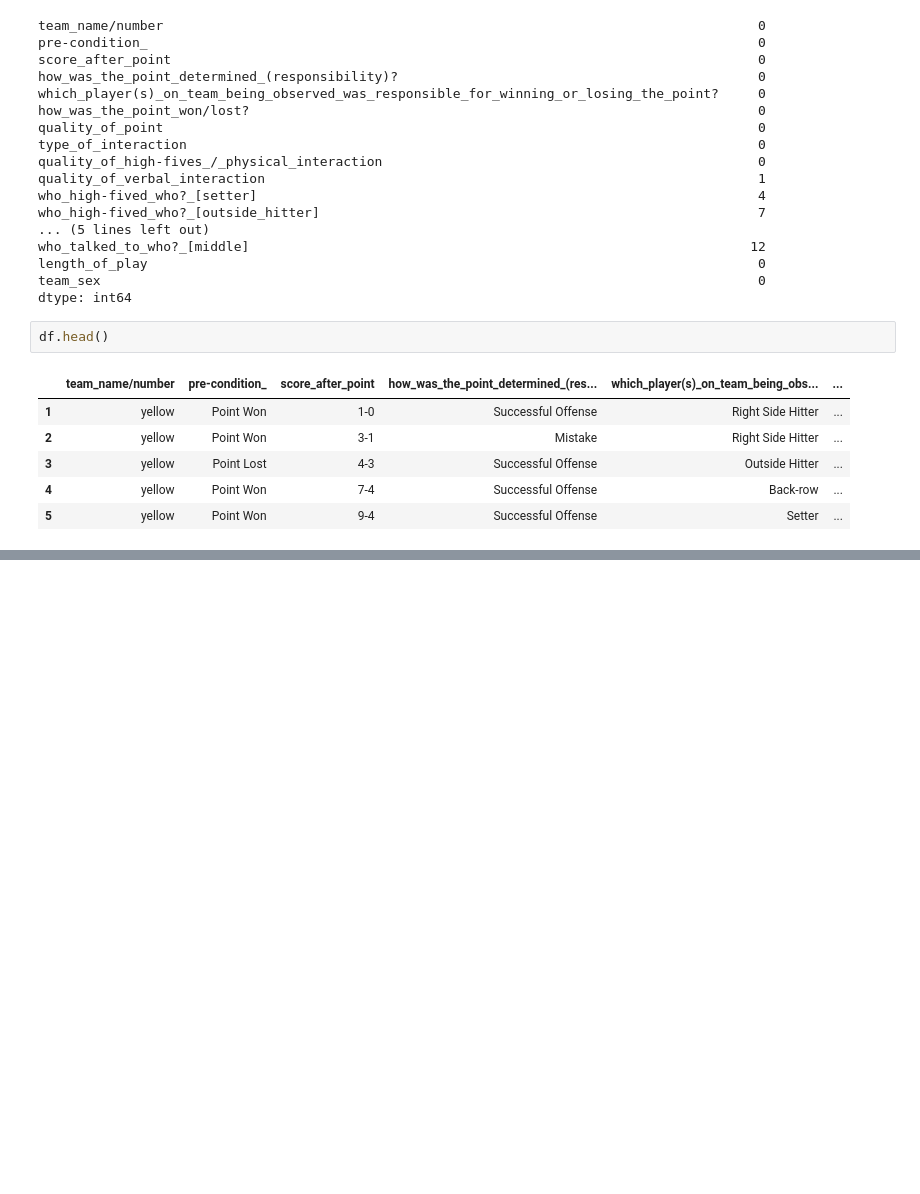
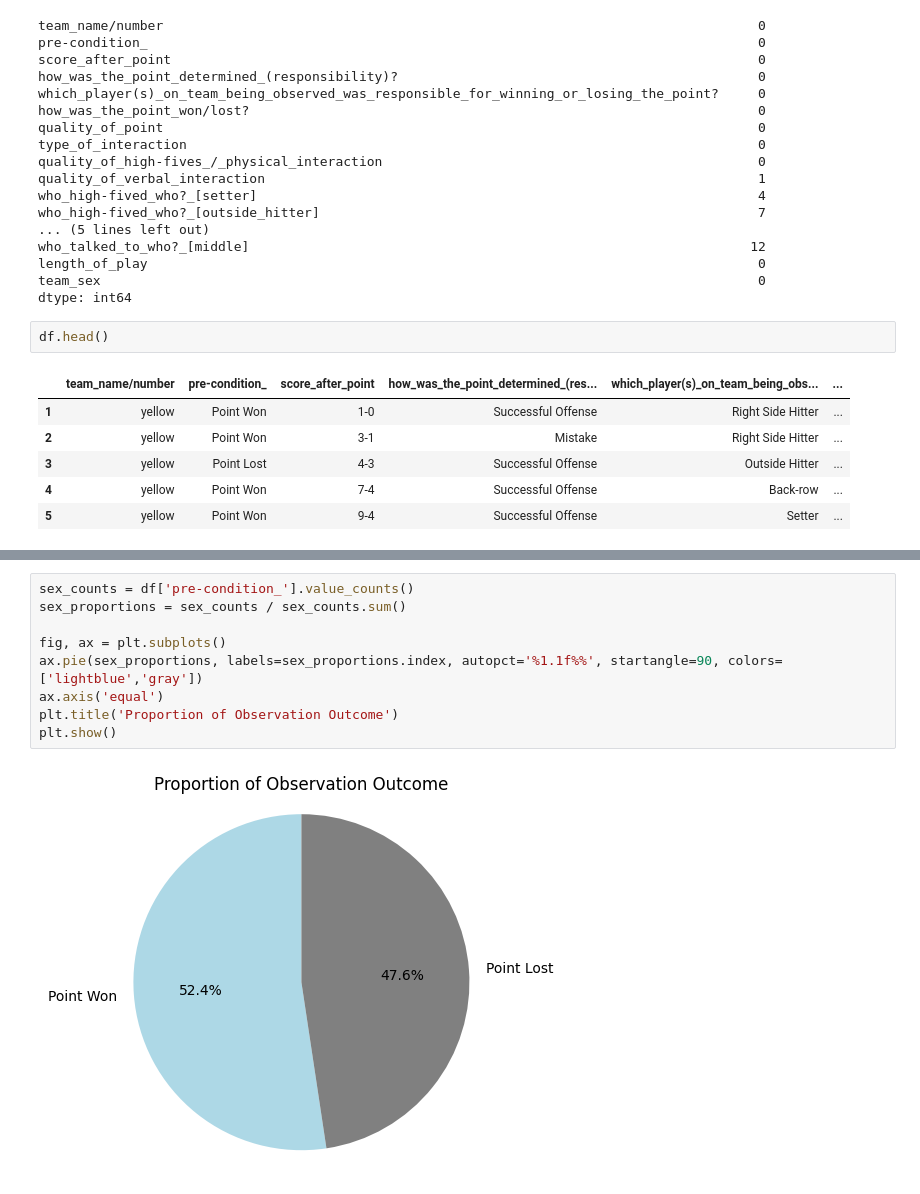
Before and after one commit to tristanmcooper/BeachVolleyballDataProject, a Jupyter notebook: BeachVBDataNotebook.ipynb, the cells around one changed output, grey strips where cells are left out. Saved outputs shown, nothing was run; the diff lists cells and outputs as text; blank space fills up the shorter version.

```diff
--- a/BeachVBDataNotebook.ipynb
+++ b/BeachVBDataNotebook.ipynb
@@ -230,0 +225,11 @@ Passing `palette` without assigning `hue` is deprecated and will be removed in v
+# %%
+sex_counts = df['pre-condition_'].value_counts()
+sex_proportions = sex_counts / sex_counts.sum()
+
+fig, ax = plt.subplots()
+ax.pie(sex_proportions, labels=sex_proportions.index, autopct='%1.1f%%', startangle=90, colors=['lightblue','gray'])
+ax.axis('equal')
+plt.title('Proportion of Observation Outcome')
+plt.show()
+# %% [output]
+[figure, added]
```
Also changed, not shown: parts of 6 cells of this notebook.
